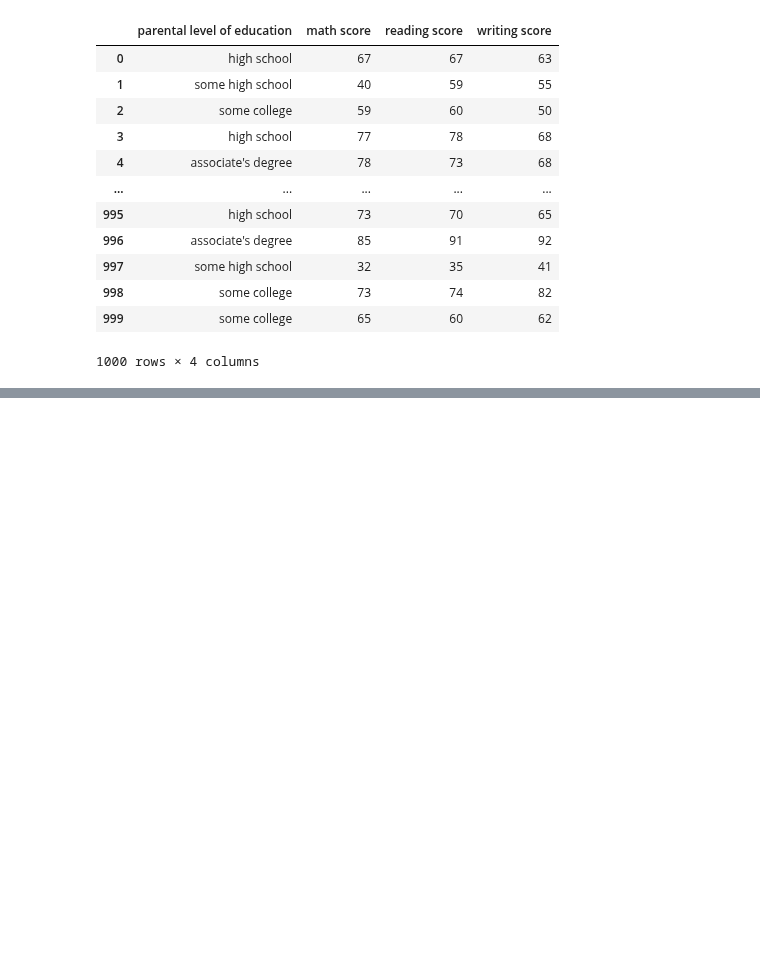
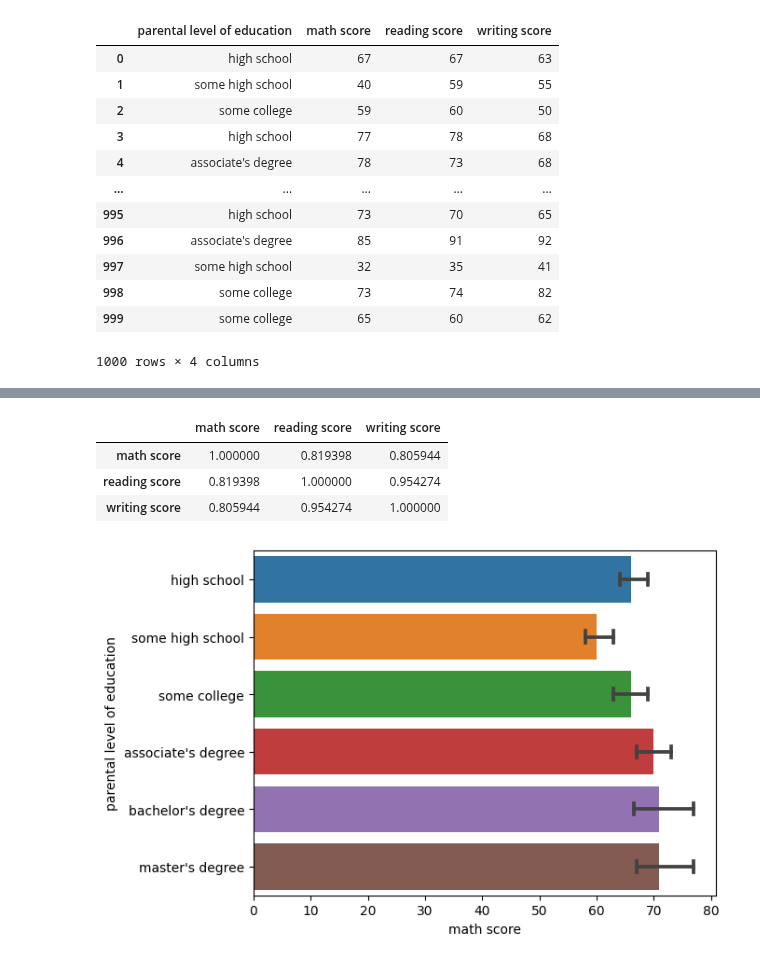
Before and after one commit to ubco-W2022T1-cosc301/project-group01, a Jupyter notebook: notebooks/analysis1.ipynb, the cells around one changed output, grey strips where cells are left out. Drawn from its saved outputs; the diff is of its cells as text; code cells hidden in the pictures; blank space fills up the shorter version.

```diff
--- a/notebooks/analysis1.ipynb
+++ b/notebooks/analysis1.ipynb
@@ -58,0 +62,16 @@ df.plot()
+# %%
+#Because the last plot didn't show me much about my data I'm going to look for the correlation that exists so that I can show my data in a better visualization
+#First I am going to change the education level to a scale from 1-6 so that correlation can be better recognized
+map_dict = {"master's degree": 6, "bachelor's degree": 5, "associate's degree": 4, "some college": 3, "high school": 2, "some high school":1}
+df.corr()
+#This correlation isn't too useful to what I'm trying to prove, I';m going to switch to doing a barplot and see if that is more helpful in proving my research question of the correlation between parental education and academic scores
+# %% [output]
+|  | math score | reading score | writing score |
+| math score | 1.000000 | 0.819398 | 0.805944 |
+| reading score | 0.819398 | 1.000000 | 0.954274 |
+| writing score | 0.805944 | 0.954274 | 1.000000 |
+# %%
+barplotMath = sns.barplot(y="parental level of education", x="math score", data=df, estimator=np.median, capsize=.2)
+#This is interesting since I am starting to see the correlation between the parental Education in terms of all the subjects
+# %% [output]
+[figure, added]
```
Also changed, not shown: parts of 5 cells of this notebook, 2 other files.
